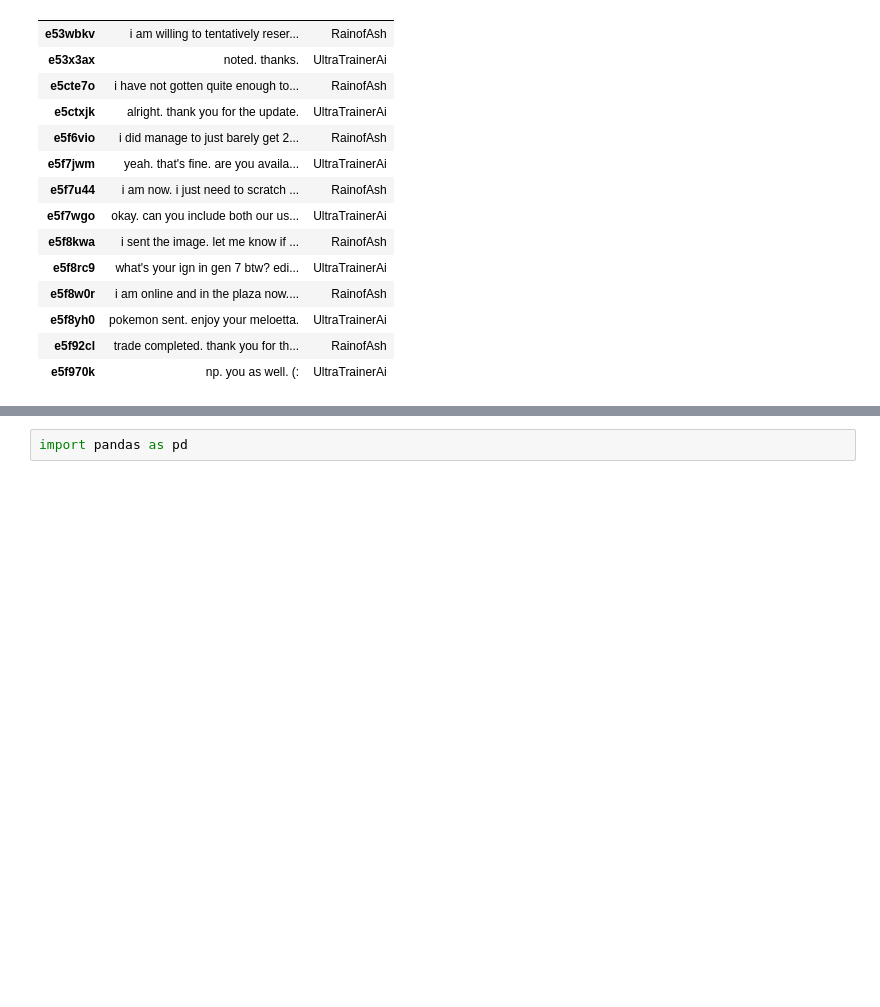
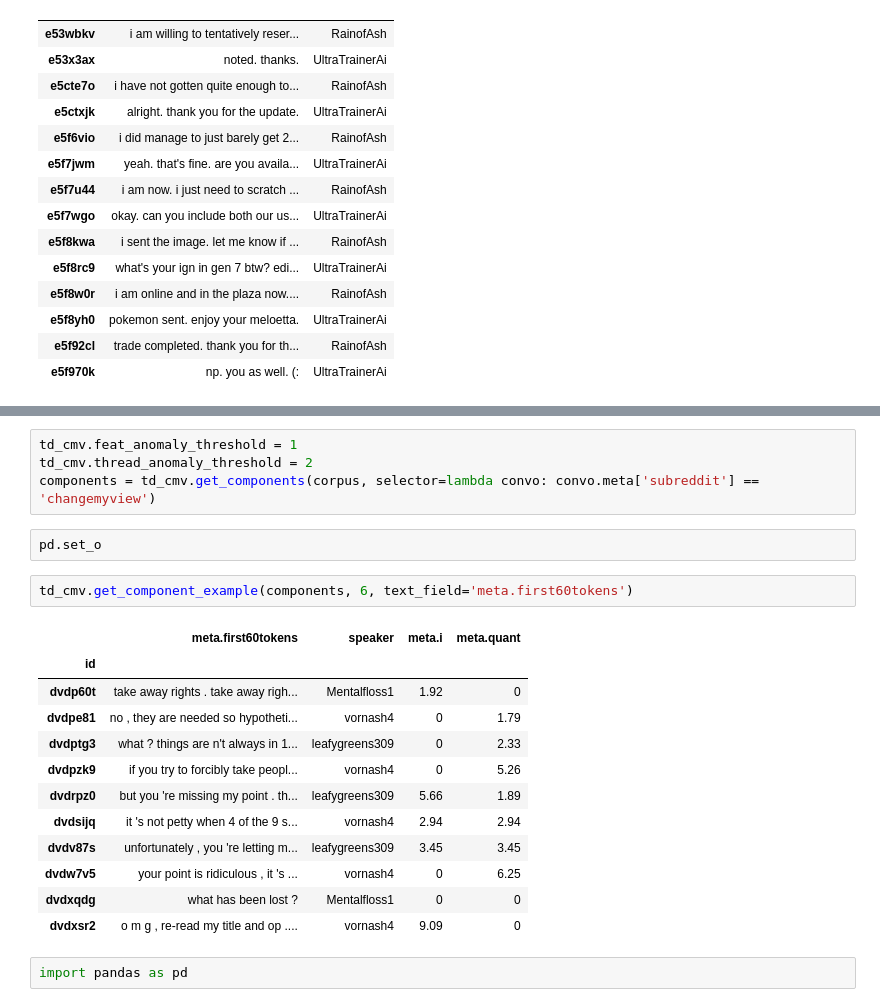
Before and after one commit to rgangela99/Cornell-Conversational-Analysis-Toolkit, a Jupyter notebook: convokit/tensor_decomposer/experiments/LIWC-tensor-paths-first60.ipynb, the cells around one changed output, grey strips where cells are left out. Cells and saved outputs as stored; diff of their text form; blank space fills up the shorter version.

```diff
--- a/convokit/tensor_decomposer/experiments/LIWC-tensor-paths-first60.ipynb
+++ b/convokit/tensor_decomposer/experiments/LIWC-tensor-paths-first60.ipynb
@@ -163,3 +205,24 @@ td_present.get_component_example(component_idx_to_distinctive, 3)
+# %%
+td_cmv.feat_anomaly_threshold = 1
+td_cmv.thread_anomaly_threshold = 2
+components = td_cmv.get_components(corpus, selector=lambda convo: convo.meta['subreddit'] == 'changemyview')
+# %%
+pd.set_o
+# %%
+td_cmv.get_component_example(components, 6, text_field='meta.first60tokens')
+# %% [output]
+|  | meta.first60tokens | speaker | meta.i | meta.quant |
+| id |  |  |  |  |
+| dvdp60t | take away rights . take away righ... | Mentalfloss1 | 1.92 | 0 |
+| dvdpe81 | no , they are needed so hypotheti... | vornash4 | 0 | 1.79 |
+| dvdptg3 | what ? things are n't always in 1... | leafygreens309 | 0 | 2.33 |
+| dvdpzk9 | if you try to forcibly take peopl... | vornash4 | 0 | 5.26 |
+| dvdrpz0 | but you 're missing my point . th... | leafygreens309 | 5.66 | 1.89 |
+| dvdsijq | it 's not petty when 4 of the 9 s... | vornash4 | 2.94 | 2.94 |
+| dvdv87s | unfortunately , you 're letting m... | leafygreens309 | 3.45 | 3.45 |
+| dvdw7v5 | your point is ridiculous , it 's ... | vornash4 | 0 | 6.25 |
+| dvdxqdg | what has been lost ? | Mentalfloss1 | 0 | 0 |
+| dvdxsr2 | o m g , re-read my title and op .... | vornash4 | 9.09 | 0 |
 # %%
 import pandas as pd
 # %%
```
Also changed, not shown: parts of 4 cells of this notebook, 5 other files.
